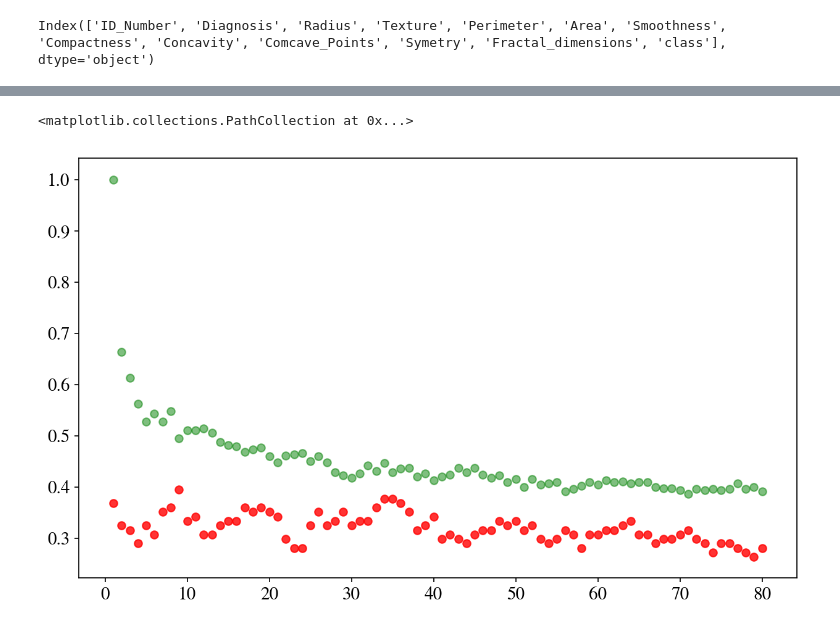
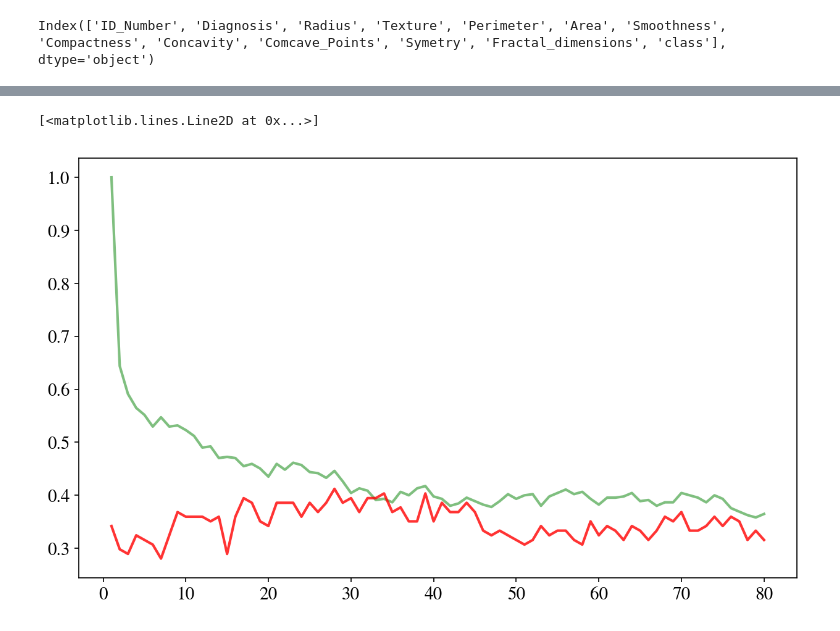
Before and after one commit to zhaolululv/EMSEDataAnalytics, a Jupyter notebook: EMSE6992_Assignments/HW2.ipynb, the cells around one changed output, grey strips where cells are left out. Cells and saved outputs as stored; diff of their text form; code cells hidden in the pictures.

```diff
--- a/EMSE6992_Assignments/HW2.ipynb
+++ b/EMSE6992_Assignments/HW2.ipynb
@@ -491,26 +491,26 @@ SCORE
 # %%
 #a
 from sklearn.metrics import accuracy_score
+Xtrain, Xtest, ytrain, ytest = train_test_split(X, y, train_size=0.8,random_state=40)
 def func(n):
     a=np.zeros((80,3))
     i=0
     for i in range(n):
-        Xtrain, Xtest, ytrain, ytest = train_test_split(X, y, train_size=0.8,random_state=40)
         Xtr=np.concatenate((Xtrain, Xtest))
         clf = KNeighborsClassifier(n_neighbors=i+1).fit(Xtrain, ytrain)
         a[i,0]=clf.score(Xtrain,ytrain)
         a[i,1]=clf.score(Xtest,ytest)
         a[i,2]=i+1
         i+=1
     return a
 
 func(80)
 
-plt.scatter(func(80)[:,2],func(80)[:,0],c='g',alpha=0.5)
-plt.scatter(func(80)[:,2],func(80)[:,1],c='r',alpha=0.8)
+plt.plot(func(80)[:,2],func(80)[:,0],c='g',alpha=0.5)
+plt.plot(func(80)[:,2],func(80)[:,1],c='r',alpha=0.8)
 # %% [output]
-<matplotlib.collections.PathCollection at 0x...>
+[<matplotlib.lines.Line2D at 0x...>]
-[figure, old version]
+[figure, new version]
 # %%
 #b
 from sklearn.grid_search import GridSearchCV
```
Also changed, not shown: parts of 11 cells of this notebook.
